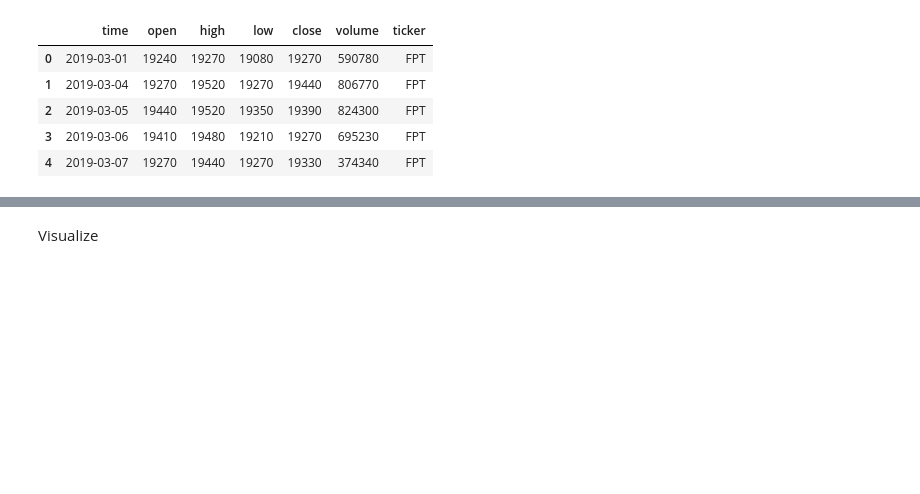
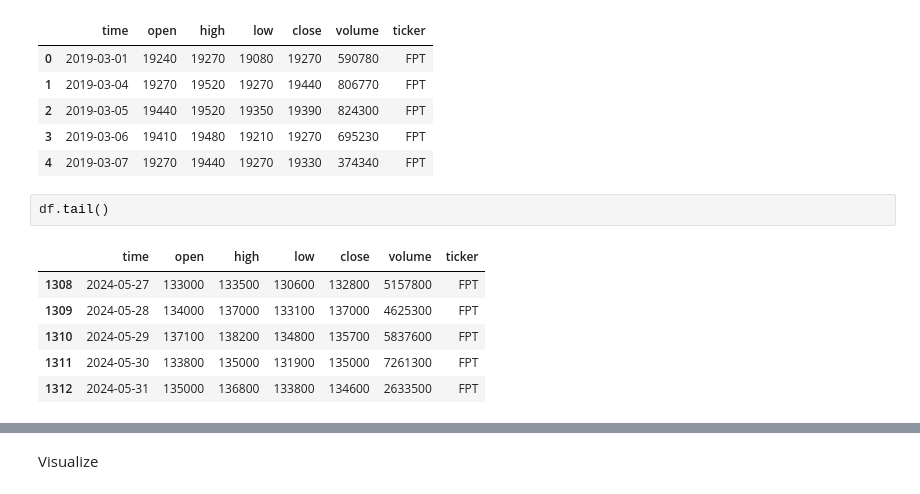
Before and after one commit to cawfee4/IS403_O22_HTCL_8, a Jupyter notebook: Model/DescriptiveStatistics/FPT.ipynb, the cells around one changed output, grey strips where cells are left out. Saved outputs shown, nothing was run; the diff lists cells and outputs as text; blank space fills up the shorter version.

```diff
--- a/Model/DescriptiveStatistics/FPT.ipynb
+++ b/Model/DescriptiveStatistics/FPT.ipynb
@@ -14,6 +14,15 @@ df.head()
 | 2 | 2019-03-05 | 19440 | 19520 | 19350 | 19390 | 824300 | FPT |
 | 3 | 2019-03-06 | 19410 | 19480 | 19210 | 19270 | 695230 | FPT |
 | 4 | 2019-03-07 | 19270 | 19440 | 19270 | 19330 | 374340 | FPT |
+# %%
+df.tail()
+# %% [output]
+|  | time | open | high | low | close | volume | ticker |
+| 1308 | 2024-05-27 | 133000 | 133500 | 130600 | 132800 | 5157800 | FPT |
+| 1309 | 2024-05-28 | 134000 | 137000 | 133100 | 137000 | 4625300 | FPT |
+| 1310 | 2024-05-29 | 137100 | 138200 | 134800 | 135700 | 5837600 | FPT |
+| 1311 | 2024-05-30 | 133800 | 135000 | 131900 | 135000 | 7261300 | FPT |
+| 1312 | 2024-05-31 | 135000 | 136800 | 133800 | 134600 | 2633500 | FPT |
 # %%
 df['close'].info()
 # %% [output]
```
Also changed, not shown: parts of 4 cells of this notebook, 2 other files.
